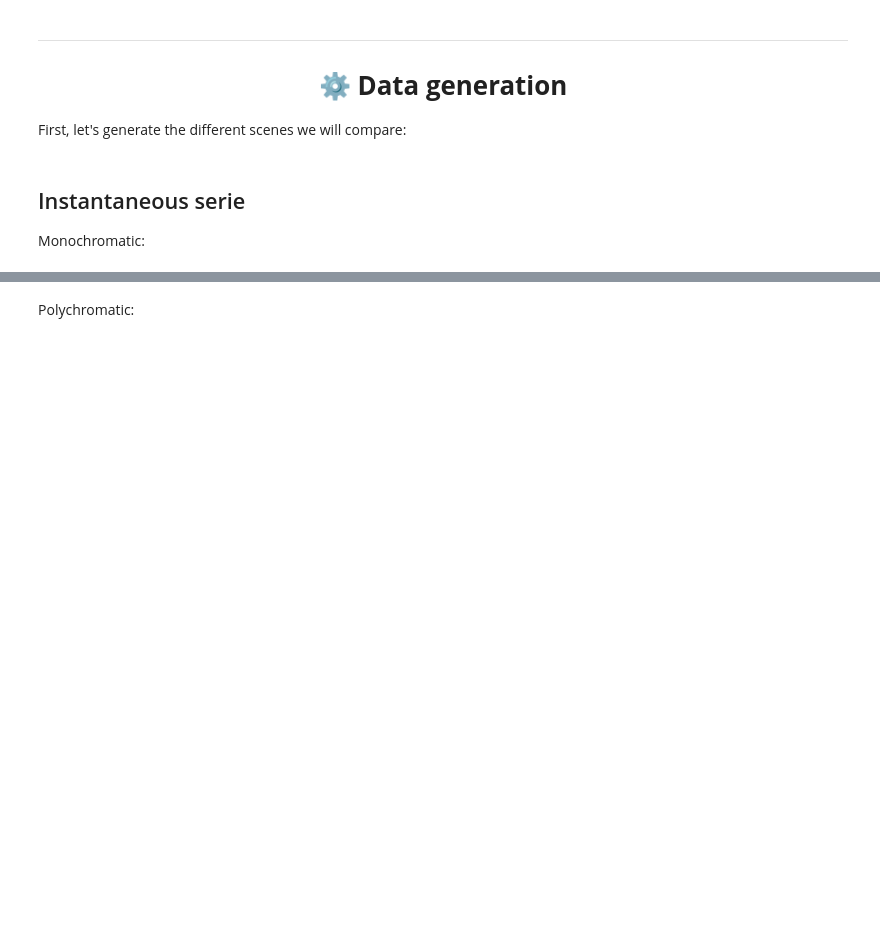
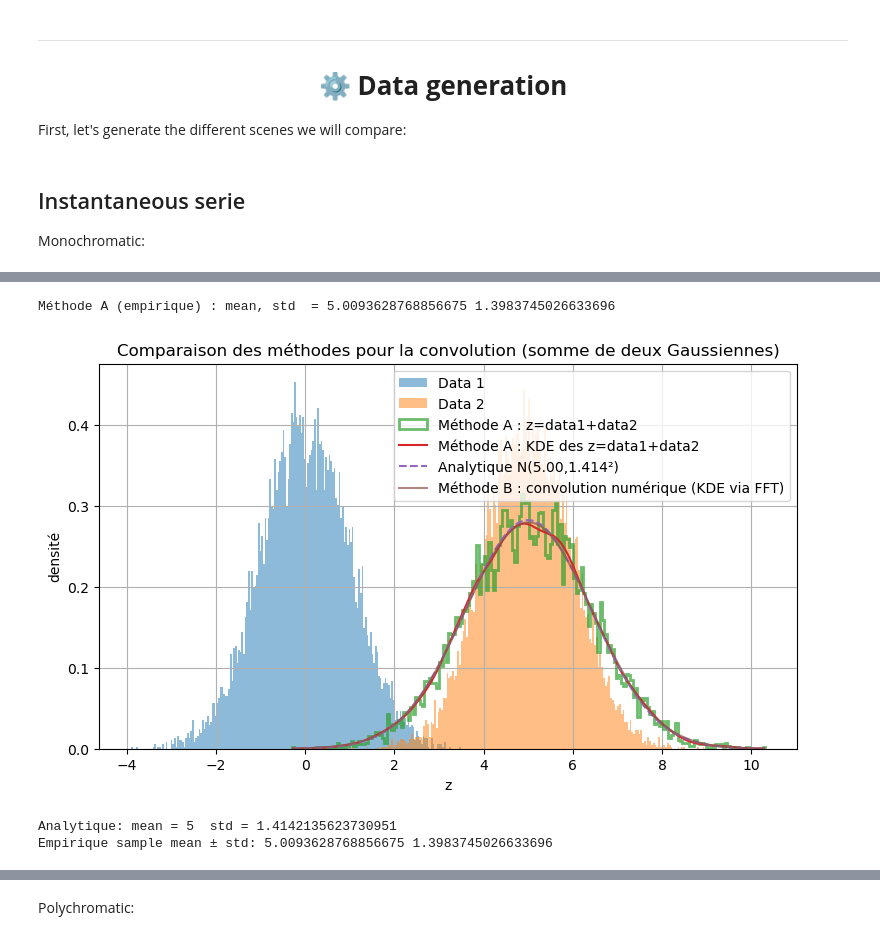
Before and after one commit to VForiel/Thesis, a Jupyter notebook: numerical_simulation.ipynb, the cells around one changed output, grey strips where cells are left out. Saved outputs shown, nothing was run; the diff lists cells and outputs as text; code cells hidden in the pictures; blank space fills up the shorter version.

```diff
--- a/numerical_simulation.ipynb
+++ b/numerical_simulation.ipynb
@@ -534,0 +523,76 @@ Analytical model:
+# %%
+import numpy as np
+import matplotlib.pyplot as plt
+from scipy.stats import gaussian_kde, norm
+from scipy.signal import fftconvolve
+
+# 1) données
+n = 10_000
+rng = np.random.default_rng(0)   # seed pour reproductibilité
+data1 = rng.normal(0, 1, n)
+data2 = rng.normal(5, 1, n)
+
+# -------- Méthode A : sommation directe des échantillons --------
+z_samples = data1 + data2
+print("Méthode A (empirique) : mean, std  =", z_samples.mean(), z_samples.std(ddof=0))
+
+# Estimation par histogramme et KDE pour visualiser
+bins = 200
+hist_vals, bin_edges = np.histogram(z_samples, bins=bins, density=True)
+bin_centers = 0.5*(bin_edges[:-1] + bin_edges[1:])
+
+kde = gaussian_kde(z_samples)   # KDE
+x_plot = np.linspace(bin_centers.min(), bin_centers.max(), 1000)
+kde_vals = kde(x_plot)
+
+# -------- Méthode B : convolution numérique des densités --------
+# Estimer densités marginales (ici via histogrammes) et convolver avec fft
+# Choix d'un support commun :
+xmin = min(data1.min()+data2.min(), z_samples.min()) - 1.0
+xmax = max(data1.max()+data2.max(), z_samples.max()) + 1.0
+nb = 2048  # nombre de points pour la grille (puissance de 2 pratique pour FFT)
+xgrid = np.linspace(xmin, xmax, nb)
+dx = xgrid[1] - xgrid[0]
+
+# estimer densités de data1, data2 sur la grille (KDE ou hist)
+kde1 = gaussian_kde(data1)
+kde2 = gaussian_kde(data2)
+f1 = kde1(xgrid)
+f2 = kde2(xgrid)
+
+# convolution numérique (note: fftconvolve effectue la convolution "linéaire", pas circulaire)
+fconv = fftconvolve(f1, f2, mode='full') * dx
+# axe résultant : convolution agrandit la grille ; construire l'axe correspondant
+xconv = np.linspace(2*xmin, 2*xmax, fconv.size)  # approx ; on peut mieux centrer si besoin
+
+# -------- Méthode C : solution analytique (pour gaussiennes) --------
+mu_z = 0 + 5
+sigma_z = np.sqrt(1.0**2 + 1.0**2)
+analytic_vals = norm.pdf(x_plot, loc=mu_z, scale=sigma_z)
+
+# -------- Affichage comparatif --------
+plt.figure(figsize=(9,5))
+plt.hist(data1, bins=bins, alpha=0.5, label='Data 1', density=True)
+plt.hist(data2, bins=bins, alpha=0.5, label='Data 2', density=True)
+plt.hist(z_samples, bins=bins, alpha=0.7, label='Méthode A : z=data1+data2', density=True, histtype='step', linewidth=2)
+plt.plot(x_plot, kde_vals, label='Méthode A : KDE des z=data1+data2', linewidth=1.5)
+plt.plot(x_plot, analytic_vals, label=f'Analytique N({mu_z:.2f},{sigma_z:.3f}²)', linestyle='--')
+# tracer la convolution numérique (interpoler fconv sur x_plot si on veut)
+from scipy.interpolate import interp1d
+interp_conv = interp1d(xconv, fconv, bounds_error=False, fill_value=0.0)
+plt.plot(x_plot, interp_conv(x_plot), label='Méthode B : convolution numérique (KDE via FFT)', alpha=0.7)
+plt.legend()
+plt.xlabel('z')
+plt.ylabel('densité')
+plt.title('Comparaison des méthodes pour la convolution (somme de deux Gaussiennes)')
+plt.grid(True)
+plt.show()
+
+# Impression de stats :
+print("Analytique: mean =", mu_z, " std =", sigma_z)
+print("Empirique sample mean ± std:", z_samples.mean(), z_samples.std(ddof=0))
+# %% [output]
+Méthode A (empirique) : mean, std  = 5.0093628768856675 1.3983745026633696
+[figure, added]
+Analytique: mean = 5  std = 1.4142135623730951
+Empirique sample mean ± std: 5.0093628768856675 1.3983745026633696
```
Also changed, not shown: parts of 6 cells of this notebook, 3 other files.
